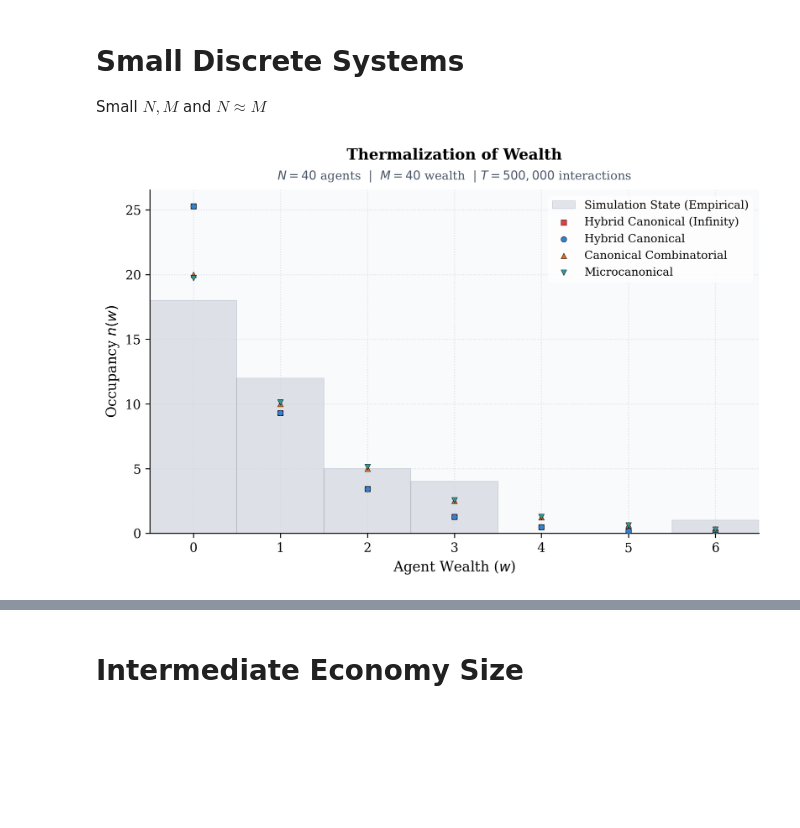
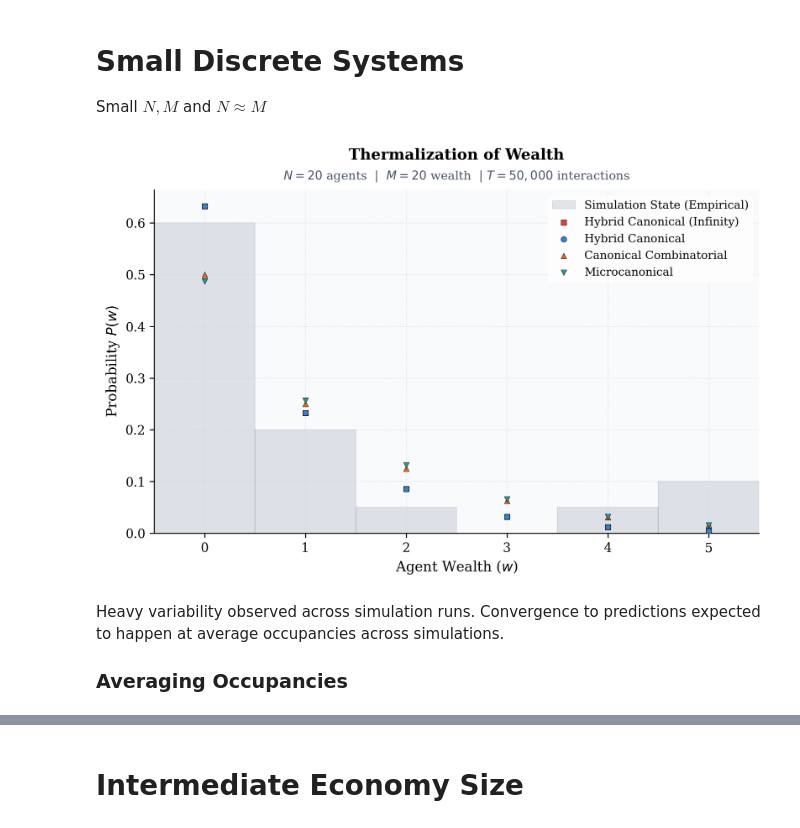
Before and after one commit to apsket/wealth-distribution-econophysics, a Jupyter notebook: notebooks/01_micro_economy_quantized.ipynb, the cells around one changed output, grey strips where cells are left out. Drawn from its saved outputs; the diff is of its cells as text; code cells hidden in the pictures; blank space fills up the shorter version.

```diff
--- a/notebooks/01_micro_economy_quantized.ipynb
+++ b/notebooks/01_micro_economy_quantized.ipynb
@@ -136,24 +126,28 @@ As expected from the convergence analysis, the canonical combinatorial and micro
 
 Small $N,M$ and $N\approx M$
 # %%
-num_agents = 40
+num_agents = 20
 total_wealth = num_agents
-num_transactions = int(50e4)
+num_transactions = int(5e4)
 
 runner = EconomyRunner(
         num_agents=num_agents,
         total_wealth=total_wealth,
         num_transactions=num_transactions,
         economy_cls=DiscreteStateAgentEconomy,
-        strategy=DiscreteRandomSplit()
+        strategy=FixedAmountTransaction()
     )
 
 final_wealths, balance_history, history_time, theory_curves = runner.run()
 # %%
 fig = plot_wealth_distribution(
     final_wealths=final_wealths,
     theory_dict=theory_curves, num_agents=num_agents, total_wealth=total_wealth, transactions=num_transactions,
-    density=False, plot_title='Thermalization of Wealth'
+    density=True, plot_title='Thermalization of Wealth'
 )
 # %% [output]
-[figure, old version]
+[figure, new version]
+# %% [markdown]
+Heavy variability observed across simulation runs. Convergence to predictions expected to happen at average occupancies across simulations.
+
+### Averaging Occupancies
```
Also changed, not shown: parts of 18 cells of this notebook, 7 other files.
